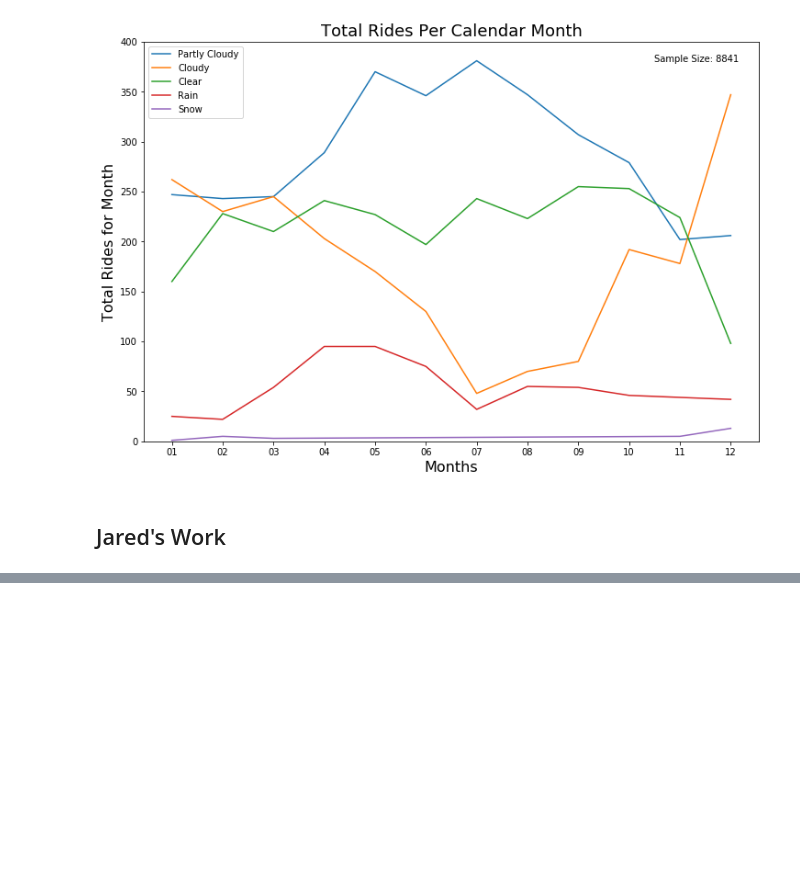
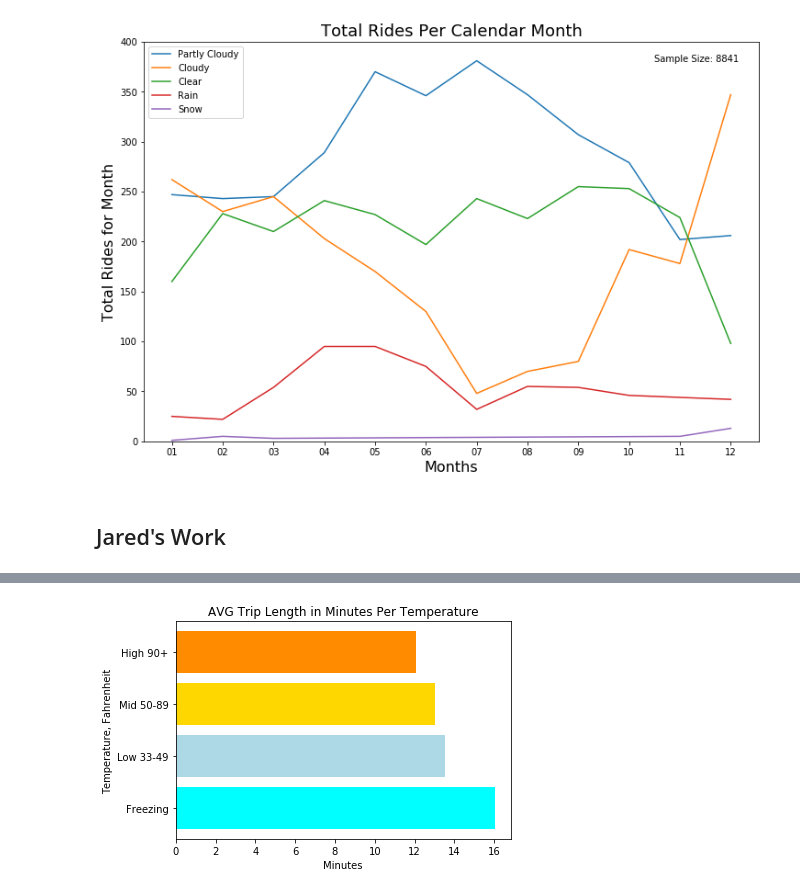
Before and after one commit to peterjorphan/07-project_one, a Jupyter notebook: Data Analysis.ipynb, the cells around one changed output, grey strips where cells are left out. Drawn from its saved outputs; the diff is of its cells as text; code cells hidden in the pictures; blank space fills up the shorter version.

```diff
--- a/Data Analysis.ipynb
+++ b/Data Analysis.ipynb
@@ -308,0 +382,41 @@ plt.show()
+# %%
+# copy df1 to df2
+df2 = df1.copy()
+
+# convert seconds to minutes
+df2['Trip Minutes'] = df2['Trip Seconds'] / 60
+
+# create variables for average trip length in minutes per temperature category
+high_Minutes = df2['Trip Minutes'][0]
+mid_Minutes = df2['Trip Minutes'][1]
+low_Minutes = df2['Trip Minutes'][2]
+freezing_Minutes = df2['Trip Minutes'][3]
+
+# create the height of the graph based on average miles
+height = [high_Minutes, mid_Minutes, low_Minutes, freezing_Minutes]
+
+# create variables for temperature categories
+high_range = df2['temp range'][0]
+mid_range = df2['temp range'][1]
+low_range = df2['temp range'][2]
+freezing_range = df2['temp range'][3]
+
+bars = (freezing_range, low_range, mid_range, high_range)
+y_pos = np.arange(len(bars))
+
+# Create horizontal bars
+plt.barh(y_pos, height, color=['cyan', 'lightblue', 'gold', 'darkorange'])
+
+# Create names on the y-axis
+plt.yticks(y_pos, bars)
+
+# create labels
+plt.xlabel('Minutes')
+plt.ylabel('Temperature, Fahrenheit')
+plt.title('AVG Trip Length in Minutes Per Temperature')
+
+# plt.savefig("../Images/js_minutes_per_temp.png", bbox_inches = "tight")
+# Show graphic
+plt.show()
+# %% [output]
+[figure, added]
```
Also changed, not shown: parts of 5 cells of this notebook.
